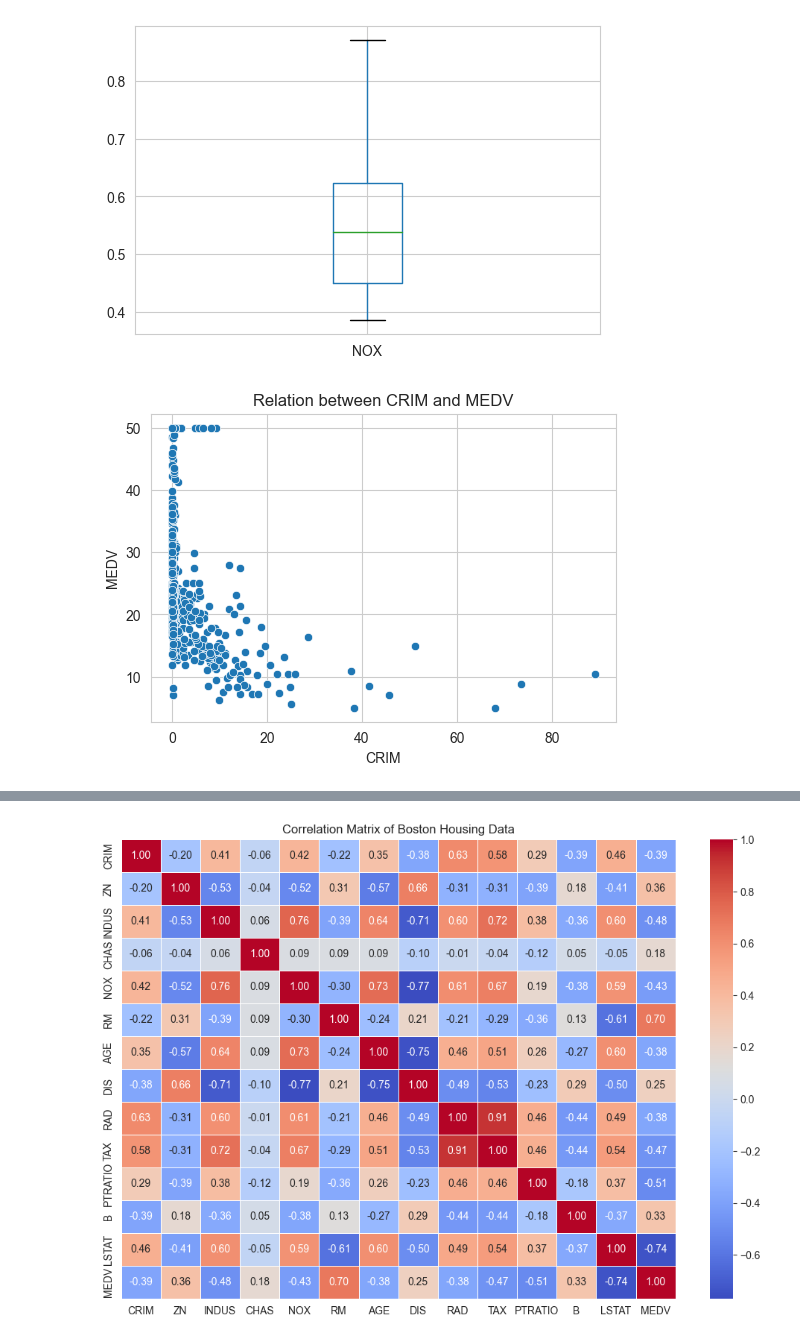
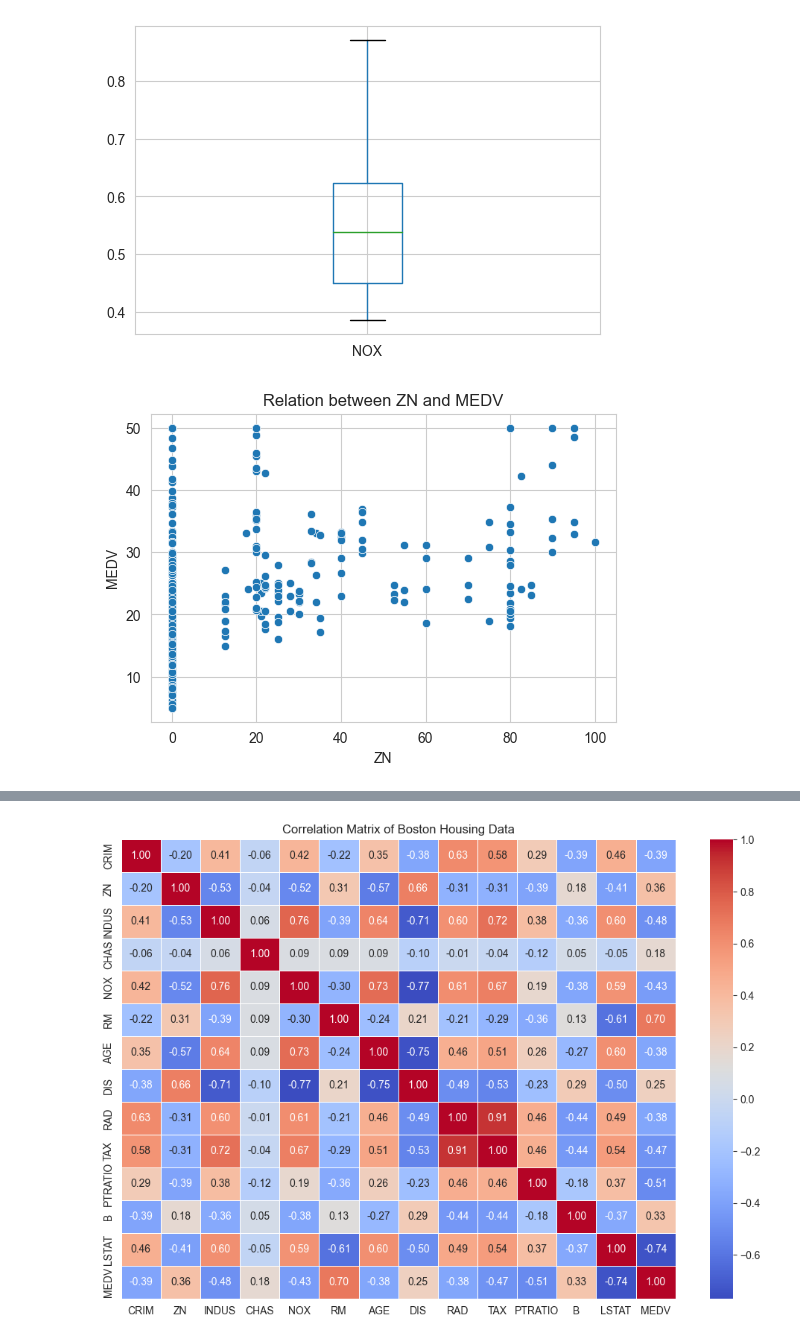
Before and after one commit to sdslrn/DataMining, a Jupyter notebook: homework1/tjl/exam1.ipynb, the cells around one changed output, grey strips where cells are left out. Cells and saved outputs as stored; diff of their text form; code cells hidden in the pictures.

```diff
--- a/homework1/tjl/exam1.ipynb
+++ b/homework1/tjl/exam1.ipynb
@@ -51,21 +51,21 @@ plt.show()
 # %%
 # 绘制散点图
 import pandas as pd
 import matplotlib.pyplot as plt
 import seaborn as sns
 
 # 读取数据
 df = pd.read_csv('boston_housing.csv')
 
-column = df.columns[0]
+column = df.columns[1]
 plt.figure(figsize=(6, 4))
 sns.scatterplot(x=df[column], y=df['MEDV'])
 plt.title(f'Relation between {column} and MEDV')
 plt.xlabel(column)
 plt.ylabel('MEDV')
 plt.show()
 # %% [output]
-[figure, old version]
+[figure, new version]
 # %%
 # 绘制矩阵图
 
```
Also changed, not shown: parts of 3 cells of this notebook, 4 other files.
